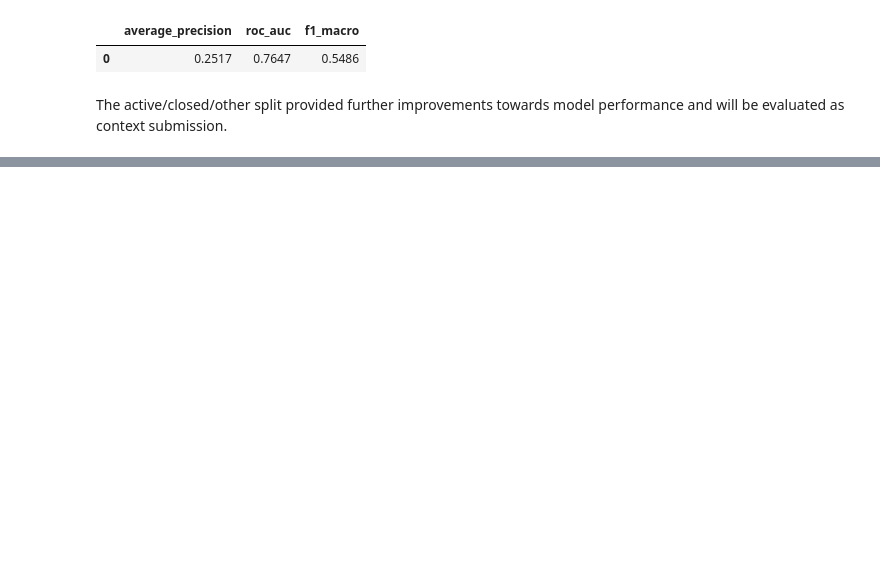
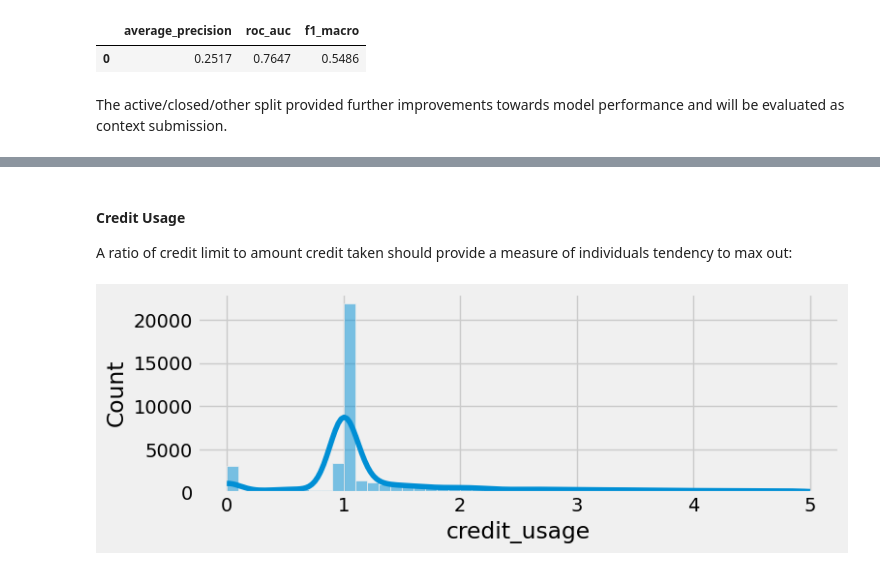
Before and after one commit to Sauciu1/defaulting-risk, a Jupyter notebook: notebooks/nb6_bureau.ipynb, the cells around one changed output, grey strips where cells are left out. Cells and saved outputs as stored; diff of their text form; code cells hidden in the pictures; blank space fills up the shorter version.

```diff
--- a/notebooks/nb6_bureau.ipynb
+++ b/notebooks/nb6_bureau.ipynb
@@ -215,27 +215,29 @@ Majority of credit metrics are related to amounts borrowed currency. **Summing f
 # %%
 metrics_dict = {
     "CREDIT_ACTIVE": "count",
-    "AMT_CREDIT_SUM": ["max", "median", "min", "sum"],
-    "CNT_CREDIT_PROLONG": ["max", "median", "min", "sum"],
-    "AMT_CREDIT_SUM": ["max", "median", "min", "sum"],
-    "AMT_CREDIT_SUM_DEBT": ["max", "median", "min", "sum"],
-    "AMT_CREDIT_SUM_LIMIT": ["max", "median", "min", "sum"],
-    "AMT_ANNUITY": ["max", "median", "min", "sum"],
-    "AMT_CREDIT_SUM_OVERDUE": ["max", "median", "min", "sum"],
-    "CREDIT_DAY_OVERDUE": ["max", "median", "min", "sum"],
-    "AMT_CREDIT_MAX_OVERDUE": ["max", "median", "min", "sum"],
-
-    "DAYS_CREDIT": ["max", "median", "min"],
-    "DAYS_CREDIT_ENDDATE": ["max", "median", "min"],
-    "DAYS_ENDDATE_FACT": ["max", "median", "min"],
-    "DAYS_CREDIT_UPDATE": ["max", "median", "min"],
+    **{col: ["max", "median", "min", "sum"] for col in [
+        "AMT_CREDIT_SUM",
+        "CNT_CREDIT_PROLONG",
+        "AMT_CREDIT_SUM_DEBT",
+        "AMT_CREDIT_SUM_LIMIT",
+        "AMT_ANNUITY",
+        "AMT_CREDIT_SUM_OVERDUE",
+        "CREDIT_DAY_OVERDUE",
+        "AMT_CREDIT_MAX_OVERDUE"
+    ]},
+    **{col: ["max", "median", "min"] for col in [
+        "DAYS_CREDIT",
+        "DAYS_CREDIT_ENDDATE",
+        "DAYS_ENDDATE_FACT",
+        "DAYS_CREDIT_UPDATE"
+    ]}
 }
 
 print("Metrics dictionary:", metrics_dict)
 # %% [output]
 Metrics dictionary: {'CREDIT_ACTIVE': 'count', 'AMT_CREDIT_SUM': ['max', 'median', 'min', 'sum'], 'CNT_CREDIT_PROLONG': ['max', 'median', 'min', 'sum'], 'AMT_CREDIT_SUM_DEBT': ['max', 'median', 'min', ...
 # %%
-bureau_df = bureau_prepration.choose_currency(bureau_prepration.simplify_credit_active(bureau_df))
+bureau_df = bureau_preparation.choose_currency(bureau_preparation.simplify_credit_active(bureau_df))
 bureau_df.head()
 # %% [output]
 Filtering for currency: currency 1
@@ -321,0 +336,11 @@ The active/closed/other split provided further improvements towards model perfor
+# %% [markdown]
+#### Credit Usage
+A ratio of credit limit to amount credit taken should provide a measure of individuals tendency to max out:
+# %%
+bureau_df["credit_usage"] = (
+    bureau_df["AMT_CREDIT_SUM"] / bureau_df["AMT_CREDIT_SUM_LIMIT"]
+).replace(np.inf, np.nan)
+plot_numeric_dist(bureau_df, "credit_usage", xlim=[0, 5])
+metrics_dict["credit_usage"] = ["max", "median", "min", "sum"]
+# %% [output]
+[figure, added]
```
Also changed, not shown: parts of 31 cells of this notebook, 6 other files.
